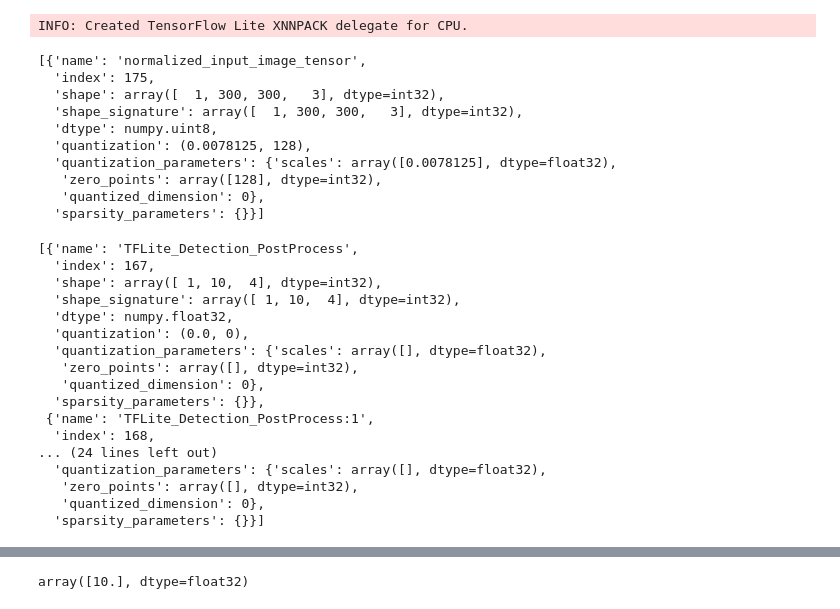
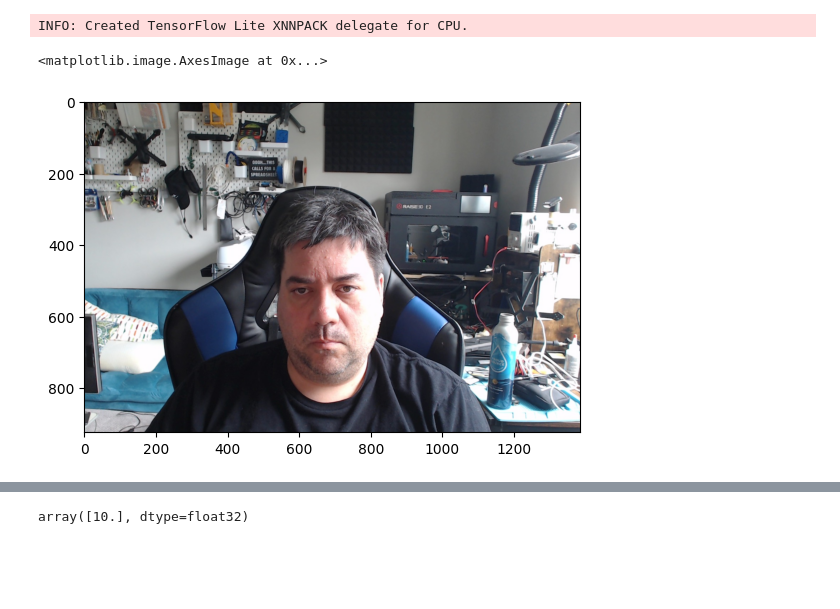
Before and after one commit to agvaniya/jupyter, a Jupyter notebook: tflite/tflite.ipynb, the cells around one changed output, grey strips where cells are left out. Saved outputs shown, nothing was run; the diff lists cells and outputs as text; code cells hidden in the pictures; blank space fills up the shorter version.

```diff
--- a/tflite/tflite.ipynb
+++ b/tflite/tflite.ipynb
@@ -24,48 +24,20 @@ labels = np.array(labels)
 # %%
 # Test model on random input data.
 input_shape = input_details[0]['shape']
 
 #img = Image.open('WIN_20240502_11_34_42_Pro.jpg')
 
 #img = Image.open('WIN_20240502_11_34_51_Pro.jpg')
+#img = Image.open('room.jpg')
 
-img = Image.open('table.jpg')
+img = Image.open('room.jpg')
 #img = Image.open('table_objects.jpg')
 data = np.array(img.resize(input_shape[1:3],Image.Resampling.LANCZOS))
 data = data[np.newaxis,...]
+plt.imshow(img)
+# %% [output]
+<matplotlib.image.AxesImage at 0x...>
+[figure, added]
-# %%
-input_details
-# %% [output]
-[{'name': 'normalized_input_image_tensor',
-  'index': 175,
-  'shape': array([  1, 300, 300,   3], dtype=int32),
-  'shape_signature': array([  1, 300, 300,   3], dtype=int32),
-  'dtype': numpy.uint8,
-  'quantization': (0.0078125, 128),
-  'quantization_parameters': {'scales': array([0.0078125], dtype=float32),
-   'zero_points': array([128], dtype=int32),
-   'quantized_dimension': 0},
-  'sparsity_parameters': {}}]
-# %%
-output_details
-# %% [output]
-[{'name': 'TFLite_Detection_PostProcess',
-  'index': 167,
-  'shape': array([ 1, 10,  4], dtype=int32),
-  'shape_signature': array([ 1, 10,  4], dtype=int32),
-  'dtype': numpy.float32,
-  'quantization': (0.0, 0),
-  'quantization_parameters': {'scales': array([], dtype=float32),
-   'zero_points': array([], dtype=int32),
-   'quantized_dimension': 0},
-  'sparsity_parameters': {}},
- {'name': 'TFLite_Detection_PostProcess:1',
-  'index': 168,
-... (24 lines left out)
-  'quantization_parameters': {'scales': array([], dtype=float32),
-   'zero_points': array([], dtype=int32),
-   'quantized_dimension': 0},
-  'sparsity_parameters': {}}]
 # %%
 interpreter.set_tensor(input_details[0]['index'], data)
 
```
Also changed, not shown: parts of 7 cells of this notebook, 1 other file.
